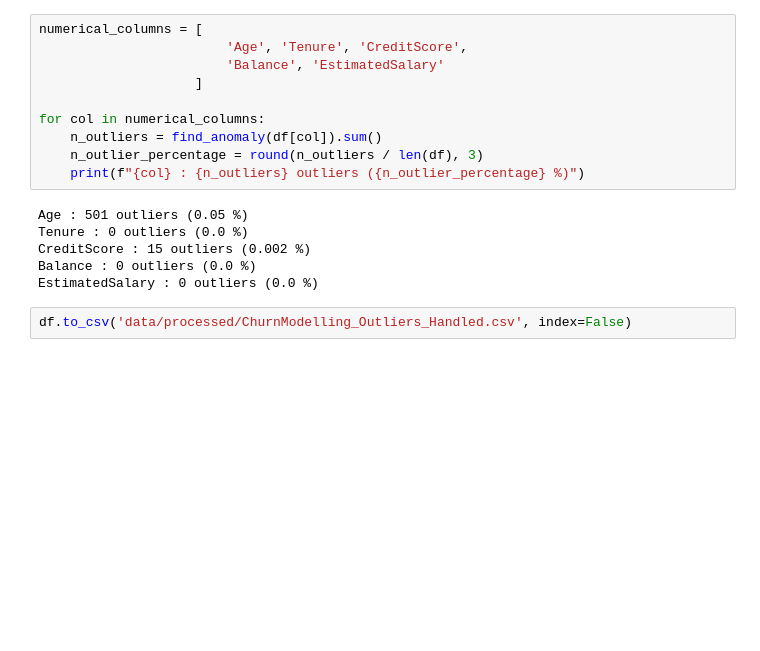
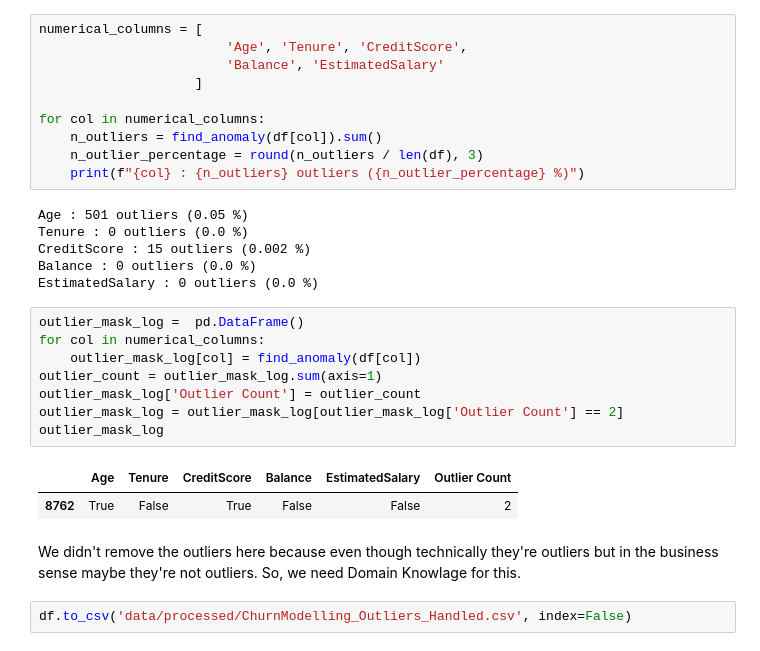
Before and after one commit to p-sahas/CustomerChurn-EDA, a Jupyter notebook: 1_handle_missing_values.ipynb, the cells around one changed output. Saved outputs shown, nothing was run; the diff lists cells and outputs as text; blank space fills up the shorter version.

```diff
--- a/1_handle_missing_values.ipynb
+++ b/1_handle_missing_values.ipynb
@@ -134,5 +134,18 @@ Tenure : 0 outliers (0.0 %)
 CreditScore : 15 outliers (0.002 %)
 Balance : 0 outliers (0.0 %)
 EstimatedSalary : 0 outliers (0.0 %)
+# %%
+outlier_mask_log =  pd.DataFrame()
+for col in numerical_columns:
+    outlier_mask_log[col] = find_anomaly(df[col])
+outlier_count = outlier_mask_log.sum(axis=1)
+outlier_mask_log['Outlier Count'] = outlier_count
+outlier_mask_log = outlier_mask_log[outlier_mask_log['Outlier Count'] == 2]
+outlier_mask_log
+# %% [output]
+|  | Age | Tenure | CreditScore | Balance | EstimatedSalary | Outlier Count |
+| 8762 | True | False | True | False | False | 2 |
+# %% [markdown]
+We didn't remove the outliers here because even though technically they're outliers but in the business sense maybe they're not outliers. So, we need Domain Knowlage for this.
 # %%
 df.to_csv('data/processed/ChurnModelling_Outliers_Handled.csv', index=False)
```
Also changed, not shown: 1 other file.
